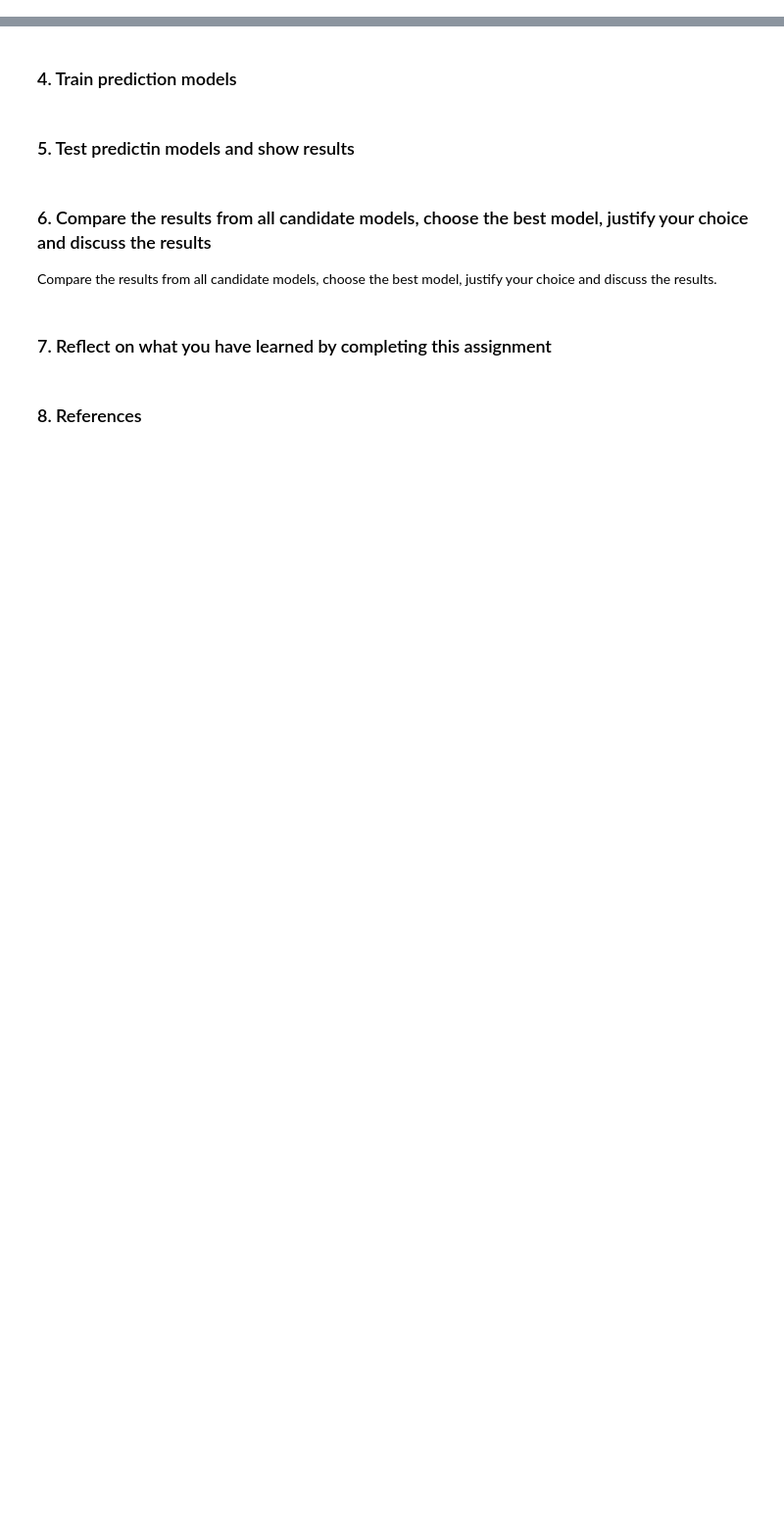
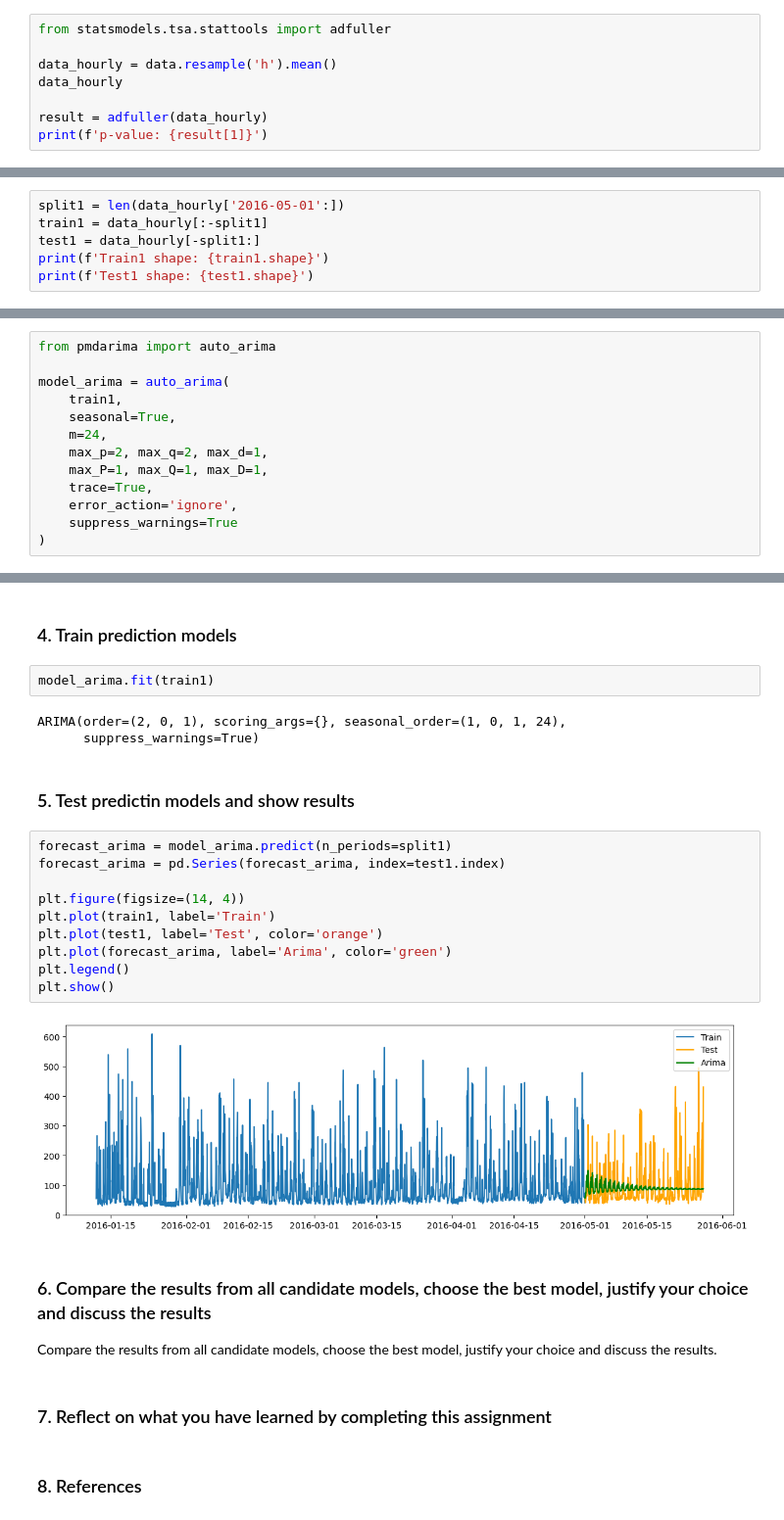
Before and after one commit to secary/compsci7306, a Jupyter notebook: mbd_a2/a1942340_dongjuma_assign2.ipynb, the cells around one changed output, grey strips where cells are left out. Shown: that part at 98% size. Saved outputs shown, nothing was run; the diff lists cells and outputs as text; blank space fills up the shorter version.

Commit message:
refactored and finalised arima

```diff
--- a/mbd_a2/a1942340_dongjuma_assign2.ipynb
+++ b/mbd_a2/a1942340_dongjuma_assign2.ipynb
@@ -33,2 +112,10 @@ df.describe()
 # %% [markdown]
 ### 3. Implement prediction models
+# %%
+from statsmodels.tsa.stattools import adfuller
+
+data_hourly = data.resample('h').mean()
+data_hourly
+
+result = adfuller(data_hourly)
+print(f'p-value: {result[1]}')
@@ -34,0 +124,6 @@ df.describe()
+# %%
+split1 = len(data_hourly['2016-05-01':])
+train1 = data_hourly[:-split1]
+test1 = data_hourly[-split1:]
+print(f'Train1 shape: {train1.shape}')
+print(f'Test1 shape: {test1.shape}')
@@ -34,0 +133,13 @@ df.describe()
+# %%
+from pmdarima import auto_arima
+
+model_arima = auto_arima(
+    train1,
+    seasonal=True,
+    m=24,
+    max_p=2, max_q=2, max_d=1,
+    max_P=1, max_Q=1, max_D=1,
+    trace=True,
+    error_action='ignore',
+    suppress_warnings=True
+)
@@ -35,7 +164,24 @@ df.describe()
 # %% [markdown]
 ### 4. Train prediction models
+# %%
+model_arima.fit(train1)
+# %% [output]
+ARIMA(order=(2, 0, 1), scoring_args={}, seasonal_order=(1, 0, 1, 24),
+      suppress_warnings=True)
 # %% [markdown]
 ### 5. Test predictin models and show results
+# %%
+forecast_arima = model_arima.predict(n_periods=split1)
+forecast_arima = pd.Series(forecast_arima, index=test1.index)
+
+plt.figure(figsize=(14, 4))
+plt.plot(train1, label='Train')
+plt.plot(test1, label='Test', color='orange')
+plt.plot(forecast_arima, label='Arima', color='green')
+plt.legend()
+plt.show()
+# %% [output]
+[figure, added]
 # %% [markdown]
 ### 6. Compare the results from all candidate models, choose the best model, justify your choice and discuss the results
 
```
Also changed, not shown: parts of 10 cells of this notebook.
